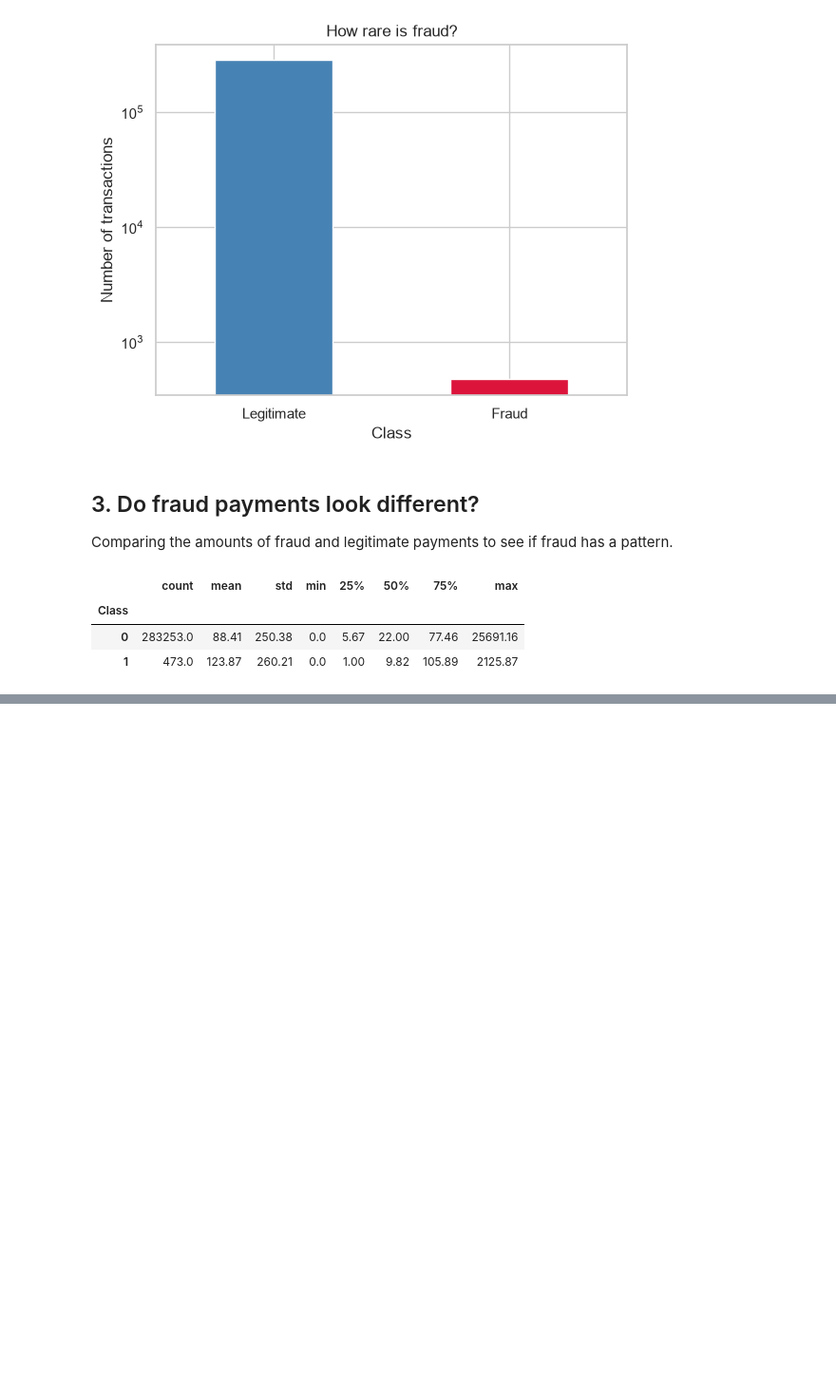
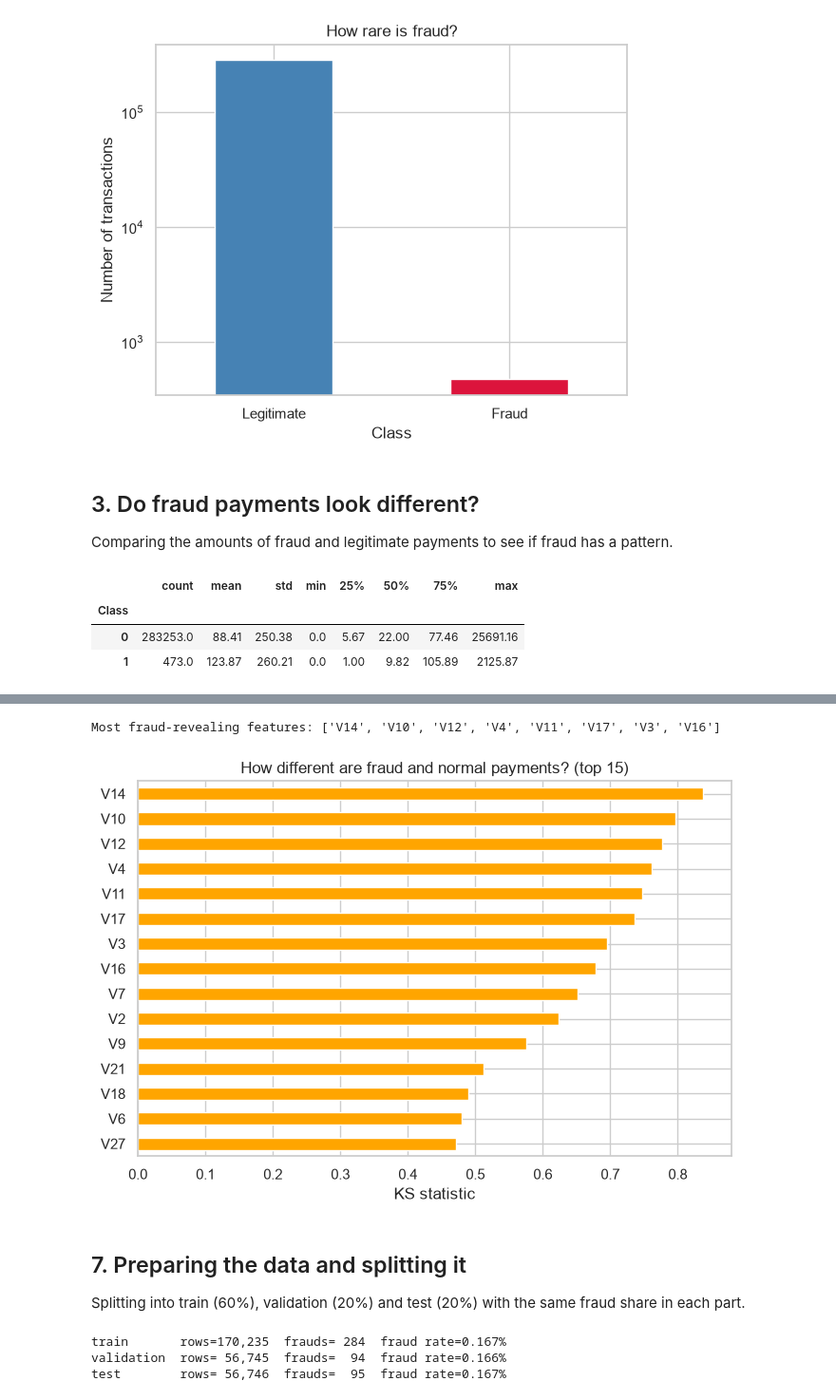
Before and after one commit to scushi963/Conorise_Infotec_Data_Science, a Jupyter notebook: 01_credit_card_fraud/fraud_analytics.ipynb, the cells around one changed output, grey strips where cells are left out. Shown at 95% size. Saved outputs shown, nothing was run; the diff lists cells and outputs as text; code cells hidden in the pictures; blank space fills up the shorter version.

```diff
--- a/01_credit_card_fraud/fraud_analytics.ipynb
+++ b/01_credit_card_fraud/fraud_analytics.ipynb
@@ -102,0 +133,23 @@ df.groupby("Class")["Amount"].describe().round(2)
+# %%
+import os
+from scipy import stats
+from sklearn.model_selection import train_test_split
+from sklearn.preprocessing import RobustScaler
+from sklearn.linear_model import LogisticRegression
+from sklearn.ensemble import RandomForestClassifier, HistGradientBoostingClassifier
+from sklearn.metrics import (precision_score, recall_score, f1_score, roc_auc_score,
+                             average_precision_score, confusion_matrix, roc_curve,
+                             precision_recall_curve, ConfusionMatrixDisplay)
+from sklearn.utils import resample
+from sklearn.inspection import permutation_importance
+
+RANDOM_STATE = 42
+COST_PER_REVIEW = 5.0
+FIG_DIR = "reports/figures"
+os.makedirs(FIG_DIR, exist_ok=True)
+
+def savefig(name):
+    """Show the chart and also save it as a PNG file in reports/figures."""
+    plt.tight_layout()
+    plt.savefig(f"{FIG_DIR}/{name}.png", dpi=150, bbox_inches="tight")
+    plt.show()
@@ -102,0 +179,42 @@ df.groupby("Class")["Amount"].describe().round(2)
+# %%
+v_cols = [c for c in df.columns if c.startswith("V")]
+ks = pd.Series({c: stats.ks_2samp(df.loc[df["Class"] == 1, c],
+                                  df.loc[df["Class"] == 0, c]).statistic for c in v_cols})
+ks = ks.sort_values(ascending=False)
+print("Most fraud-revealing features:", ks.head(8).index.tolist())
+
+ks.head(15).sort_values().plot.barh(figsize=(7, 5), color="orange")
+plt.title("How different are fraud and normal payments? (top 15)")
+plt.xlabel("KS statistic")
+savefig("04_feature_separation")
+# %% [output]
+Most fraud-revealing features: ['V14', 'V10', 'V12', 'V4', 'V11', 'V17', 'V3', 'V16']
+[figure, added]
+# %% [markdown]
+## 7. Preparing the data and splitting it
+Splitting into train (60%), validation (20%) and test (20%) with the same fraud share in each part.
+# %%
+X = df.drop(columns=["Class", "Time", "Hour"]).copy()   # the inputs
+X["Amount_log"] = np.log1p(X.pop("Amount"))              # squash the huge amounts
+X["Hour_sin"] = np.sin(2 * np.pi * df["Hour"] / 24)      # hour as a circle, so 23h and 0h are close
+X["Hour_cos"] = np.cos(2 * np.pi * df["Hour"] / 24)
+y = df["Class"]                                          # the answer we want to predict
+amount_raw = df["Amount"]                                # real amounts, kept for the cost analysis
+
+# first cut off 20% for the final test, then 25% of the rest (= 20% overall) for validation
+X_tr_full, X_test, y_tr_full, y_test = train_test_split(
+    X, y, test_size=0.20, stratify=y, random_state=RANDOM_STATE)
+X_train, X_val, y_train, y_val = train_test_split(
+    X_tr_full, y_tr_full, test_size=0.25, stratify=y_tr_full, random_state=RANDOM_STATE)
+
+# scale Amount using the training data only
+scaler = RobustScaler().fit(X_train[["Amount_log"]])
+for part in (X_train, X_val, X_test):
+    part["Amount_log"] = scaler.transform(part[["Amount_log"]]).ravel()
+
+for name, labels in [("train", y_train), ("validation", y_val), ("test", y_test)]:
+    print(f"{name:<11} rows={len(labels):>7,}  frauds={int(labels.sum()):>4}  fraud rate={labels.mean() * 100:.3f}%")
+# %% [output]
+train       rows=170,235  frauds= 284  fraud rate=0.167%
+validation  rows= 56,745  frauds=  94  fraud rate=0.166%
+test        rows= 56,746  frauds=  95  fraud rate=0.167%
```
Also changed, not shown: parts of 27 cells of this notebook, 7 other files.
